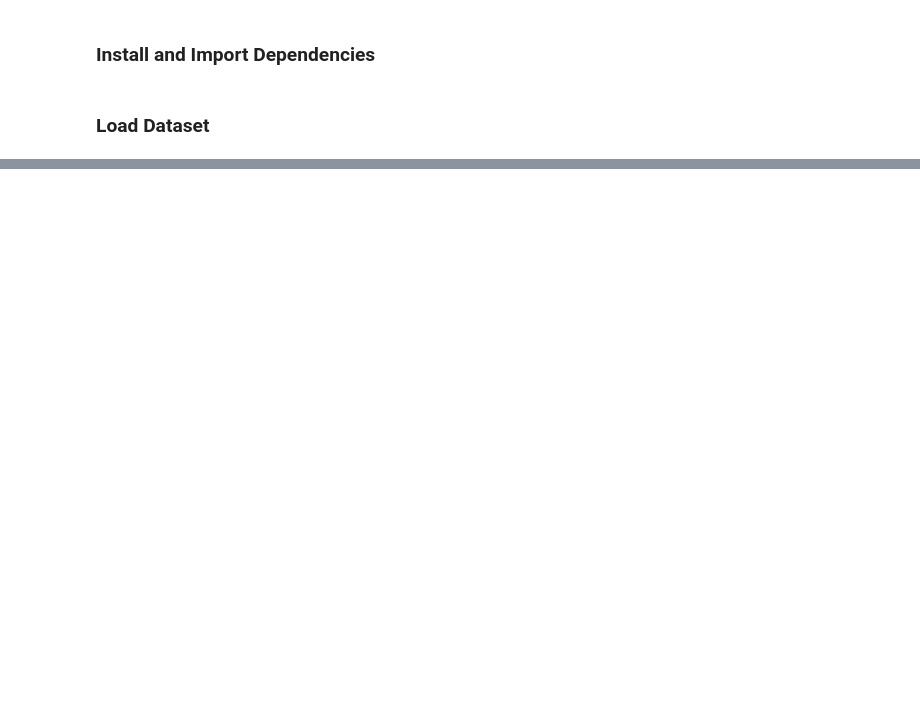
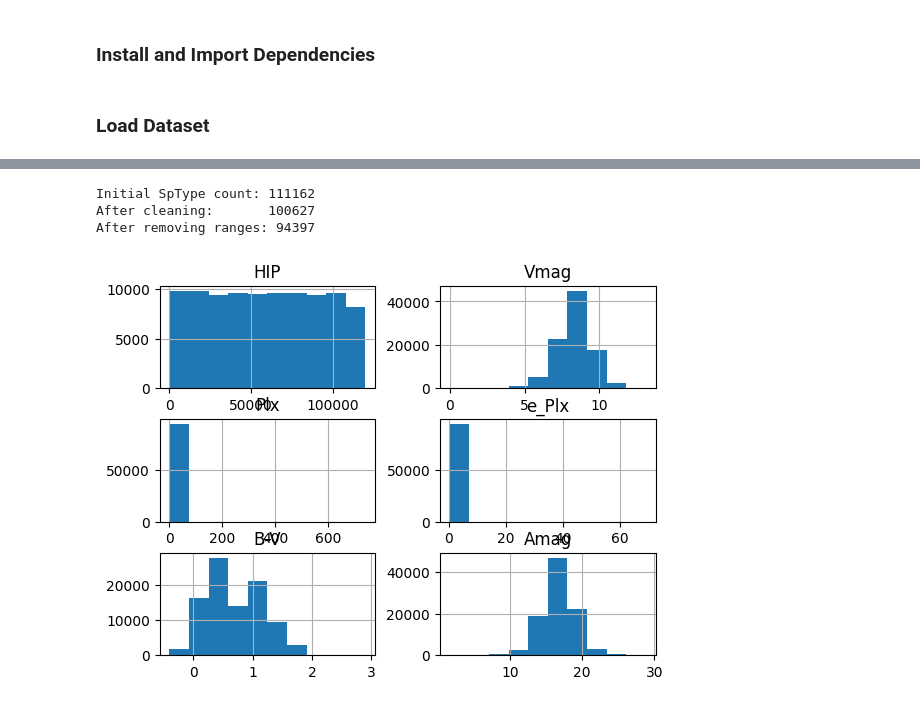
Before and after one commit to EP1XWARR10R/stellar-classification-capstone, a Jupyter notebook: Capstone.ipynb, the cells around one changed output, grey strips where cells are left out. Drawn from its saved outputs; the diff is of its cells as text; code cells hidden in the pictures; blank space fills up the shorter version.

```diff
--- a/Capstone.ipynb
+++ b/Capstone.ipynb
@@ -52,0 +63,36 @@ memory usage: 13.7+ MB
+# %%
+df2 = df.filter(items=['HIP', 'Vmag', 'Plx', 'e_Plx', 'B-V', 'SpType'])
+
+# Filter out rows with missing or invalid parallax or Vmag values
+df2 = df2.dropna(subset=['Plx', 'Vmag'])
+df2 = df2[df2['Plx'] > 0]
+SpType_count = df2['SpType'].count()
+# %%
+# Calculate absolute magnitude using the formula: Amag = Vmag + 5 * (log10(Plx) + 1)
+df2['Amag'] = df2['Vmag'] + 5 * (np.log10(df2['Plx']) + 1)
+# %%
+# Split the spectral type into its components
+
+#remove invalid rows
+df2 = df2.dropna(subset=['SpType']) # Drop rows where 'SpType' is NaN
+# df2 = df2[df2['SpType'].str.strip() != ''] # Drop rows where 'SpType' is an empty string
+# df2 = df2[~df2['SpType'].str.contains(r':$')] # Drop rows with uncertain spectral types (ending with ':')
+# df2 = df2[~df2['SpType'].str.contains(r'\.{3}$')] # Drop rows with undescribed spectral peculiarities (ending with '...')
+
+# df2 = df2[df2['SpType'].str.contains(r'^[OBAFGKM]')] # Drop rows with invalid spectral types (not starting with O, B, A, F, G, K, or M)
+
+# df2 = df2[~df2['SpType'].str.contains(r'[mpewdabc]')] # Drop rows with non-standard spectral types (containing m, p, e, w, or d)
+
+df2 = df2[~df2['SpType'].str.contains(r'[^OBAFGKM0-9\-\/IV]')] # Drop rows with invalid characters in spectral types
+
+# df2['SpectralClass'] = df2['SpType'].str.extract(r'((?:[OBAFGKM]\d?(?:\.\d*)?\/?\-?)+)(?:[\/\-IV]+)?$')
+# df2['LuminosityClass'] = df2['SpType'].str.extract(r'([\/\-IV]+):?$')
+
+df2['SpectralClass'] = df2['SpType'].str.extract(r'(^[OBAFGKM]\d*(?:\.\d)?(?:[\/\-][OBAFGKM]?\d*(?:\.\d)?)?)(?:[\/\-IV]+)?$')
+df2['LuminosityClass'] = df2['SpType'].str.extract(r'([\/\-IV]+)?$')
+
+# df2 = df2[df2['SpectralClass'].notna() & df2['LuminosityClass'].notna()]
+df2 = df2[df2['SpectralClass'].notna()]
+
+SpType_count_normalized = df2['SpType'].count()
+df2.head()
@@ -52,0 +106,14 @@ memory usage: 13.7+ MB
+# %%
+df2 = df2[~df2['SpectralClass'].str.contains(r'[^OBAFGKM0-9]')]
+SpType_count_normalized_no_range = df2['SpType'].count()
+
+print(f"Initial SpType count: {SpType_count}\nAfter cleaning:       {SpType_count_normalized}\nAfter removing ranges: {SpType_count_normalized_no_range}")
+# %% [output]
+Initial SpType count: 111162
+After cleaning:       100627
+After removing ranges: 94397
+# %%
+df2.hist()
+plt.show()
+# %% [output]
+[figure, added]
```
Also changed, not shown: parts of 8 cells of this notebook.
